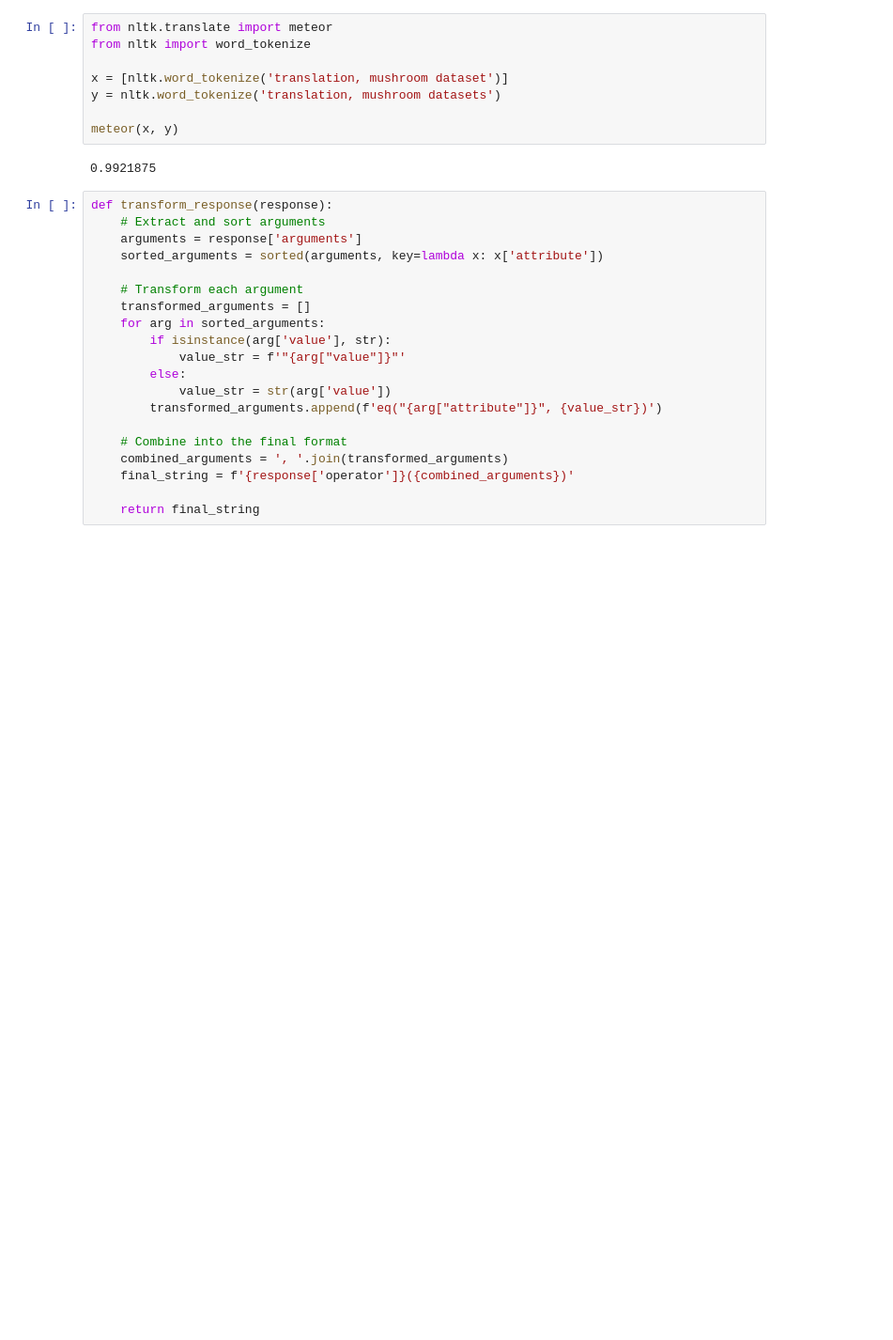
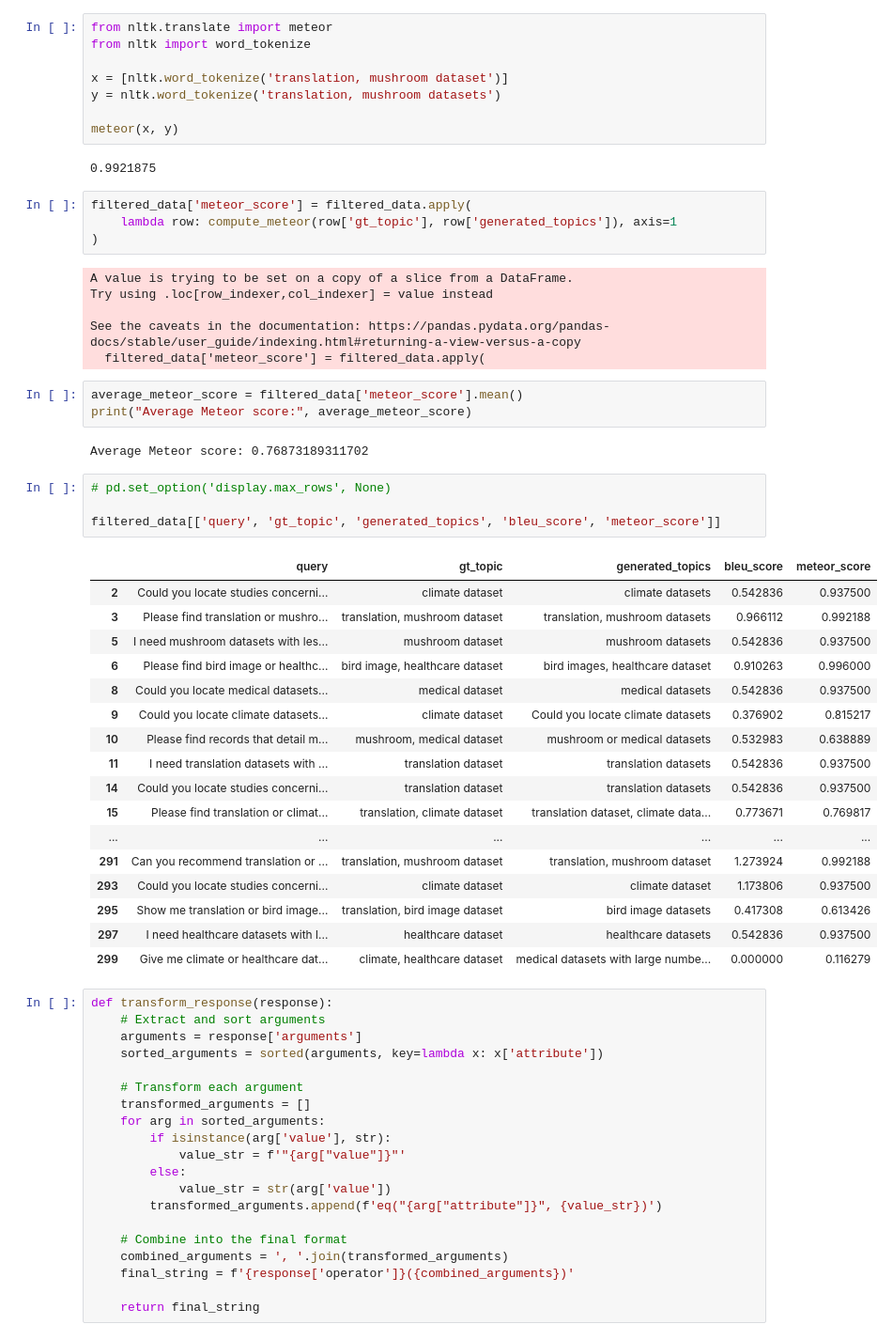
Before and after one commit to openml-labs/ai_search, a Jupyter notebook: structured_query/evaluation.ipynb, the cells around one changed output. Shown at 94% size. Cells and saved outputs as stored; diff of their text form; blank space fills up the shorter version.

```diff
--- a/structured_query/evaluation.ipynb
+++ b/structured_query/evaluation.ipynb
@@ -428,6 +428,43 @@ y = nltk.word_tokenize('translation, mushroom datasets')
 meteor(x, y)
 # %% [output]
 0.9921875
+# %%
+filtered_data['meteor_score'] = filtered_data.apply(
+    lambda row: compute_meteor(row['gt_topic'], row['generated_topics']), axis=1
+)
+# %% [output]
+A value is trying to be set on a copy of a slice from a DataFrame.
+Try using .loc[row_indexer,col_indexer] = value instead
+
+See the caveats in the documentation: https://pandas.pydata.org/pandas-docs/stable/user_guide/indexing.html#returning-a-view-versus-a-copy
+  filtered_data['meteor_score'] = filtered_data.apply(
+# %%
+average_meteor_score = filtered_data['meteor_score'].mean()
+print("Average Meteor score:", average_meteor_score)
+# %% [output]
+Average Meteor score: 0.76873189311702
+# %%
+# pd.set_option('display.max_rows', None)
+
+filtered_data[['query', 'gt_topic', 'generated_topics', 'bleu_score', 'meteor_score']]
+# %% [output]
+|  | query | gt_topic | generated_topics | bleu_score | meteor_score |
+| 2 | Could you locate studies concerni... | climate dataset | climate datasets | 0.542836 | 0.937500 |
+| 3 | Please find translation or mushro... | translation, mushroom dataset | translation, mushroom datasets | 0.966112 | 0.992188 |
+| 5 | I need mushroom datasets with les... | mushroom dataset | mushroom datasets | 0.542836 | 0.937500 |
+| 6 | Please find bird image or healthc... | bird image, healthcare dataset | bird images, healthcare dataset | 0.910263 | 0.996000 |
+| 8 | Could you locate medical datasets... | medical dataset | medical datasets | 0.542836 | 0.937500 |
+| 9 | Could you locate climate datasets... | climate dataset | Could you locate climate datasets | 0.376902 | 0.815217 |
+| 10 | Please find records that detail m... | mushroom, medical dataset | mushroom or medical datasets | 0.532983 | 0.638889 |
+| 11 | I need translation datasets with ... | translation dataset | translation datasets | 0.542836 | 0.937500 |
+| 14 | Could you locate studies concerni... | translation dataset | translation datasets | 0.542836 | 0.937500 |
+| 15 | Please find translation or climat... | translation, climate dataset | translation dataset, climate data... | 0.773671 | 0.769817 |
+| ... | ... | ... | ... | ... | ... |
+| 291 | Can you recommend translation or ... | translation, mushroom dataset | translation, mushroom dataset | 1.273924 | 0.992188 |
+| 293 | Could you locate studies concerni... | climate dataset | climate dataset | 1.173806 | 0.937500 |
+| 295 | Show me translation or bird image... | translation, bird image dataset | bird image datasets | 0.417308 | 0.613426 |
+| 297 | I need healthcare datasets with l... | healthcare dataset | healthcare datasets | 0.542836 | 0.937500 |
+| 299 | Give me climate or healthcare dat... | climate, healthcare dataset | medical datasets with large numbe... | 0.000000 | 0.116279 |
 # %%
 def transform_response(response):
     # Extract and sort arguments
```
Also changed, not shown: 5 other files.
